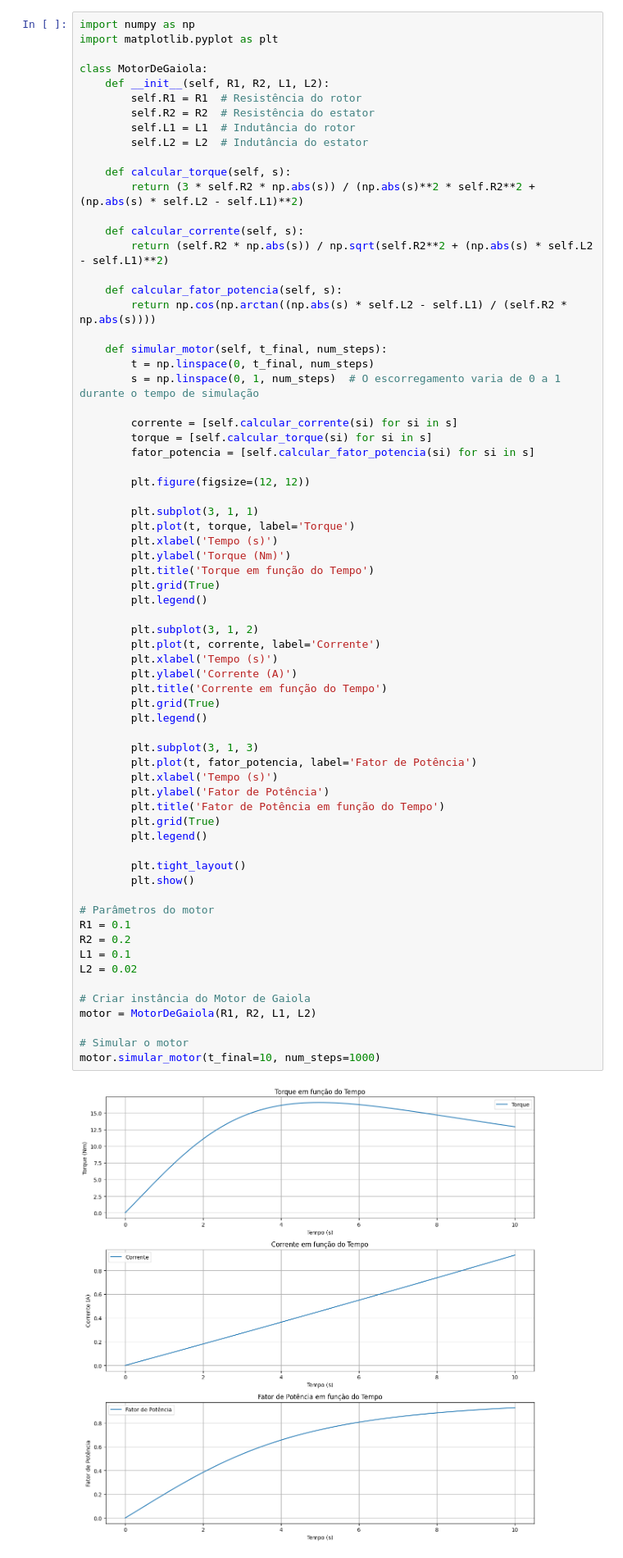
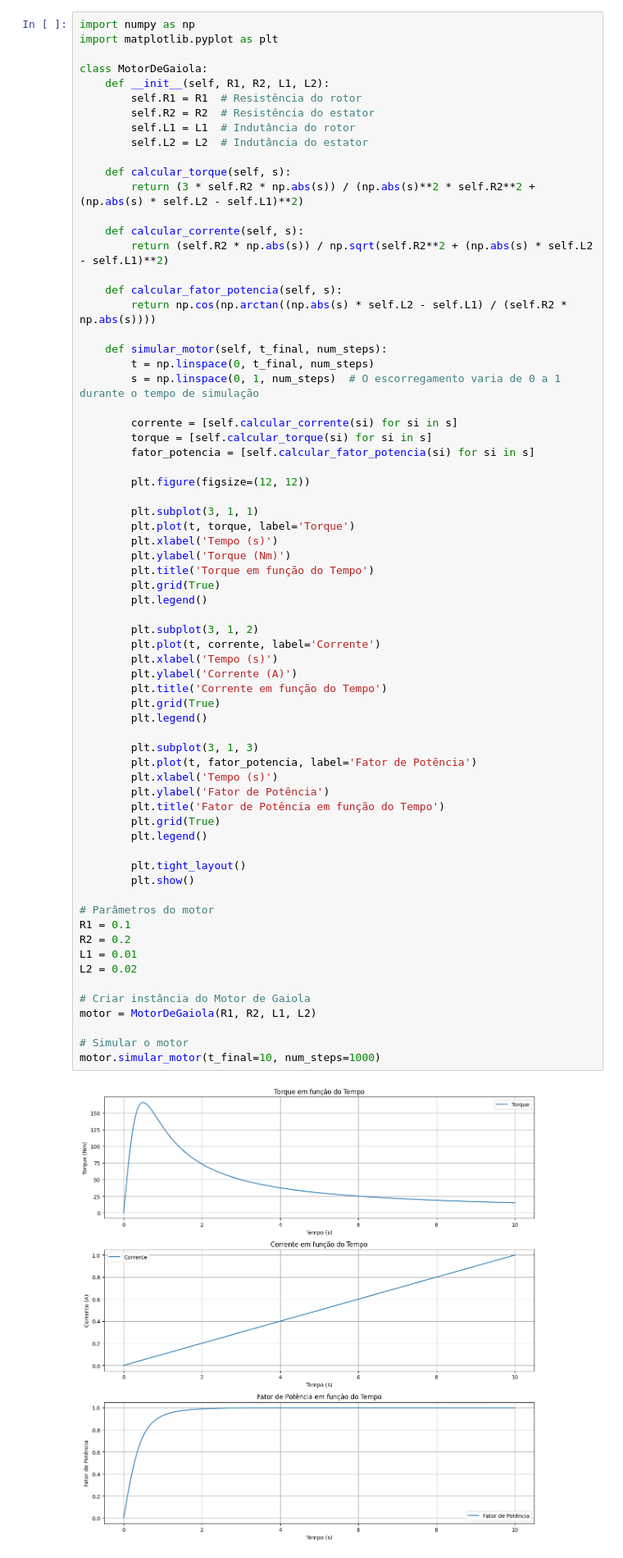
Before and after one commit to verg1lio/XangoER, a Jupyter notebook: Simulação_motor_gaiola.ipynb, the cells around one changed output. Shown at 82% size. Cells and saved outputs as stored; diff of their text form.

```diff
--- a/Simulação_motor_gaiola.ipynb
+++ b/Simulação_motor_gaiola.ipynb
@@ -323,32 +353,32 @@ class MotorDeGaiola:
         plt.subplot(3, 1, 2)
         plt.plot(t, corrente, label='Corrente')
         plt.xlabel('Tempo (s)')
         plt.ylabel('Corrente (A)')
         plt.title('Corrente em função do Tempo')
         plt.grid(True)
         plt.legend()
 
         plt.subplot(3, 1, 3)
         plt.plot(t, fator_potencia, label='Fator de Potência')
         plt.xlabel('Tempo (s)')
         plt.ylabel('Fator de Potência')
         plt.title('Fator de Potência em função do Tempo')
         plt.grid(True)
         plt.legend()
 
         plt.tight_layout()
         plt.show()
 
 # Parâmetros do motor
 R1 = 0.1
 R2 = 0.2
-L1 = 0.1
+L1 = 0.01
 L2 = 0.02
 
 # Criar instância do Motor de Gaiola
 motor = MotorDeGaiola(R1, R2, L1, L2)
 
 # Simular o motor
 motor.simular_motor(t_final=10, num_steps=1000)
 # %% [output]
-[figure, old version]
+[figure, new version]
```
Also changed, not shown: parts of 2 cells of this notebook.
